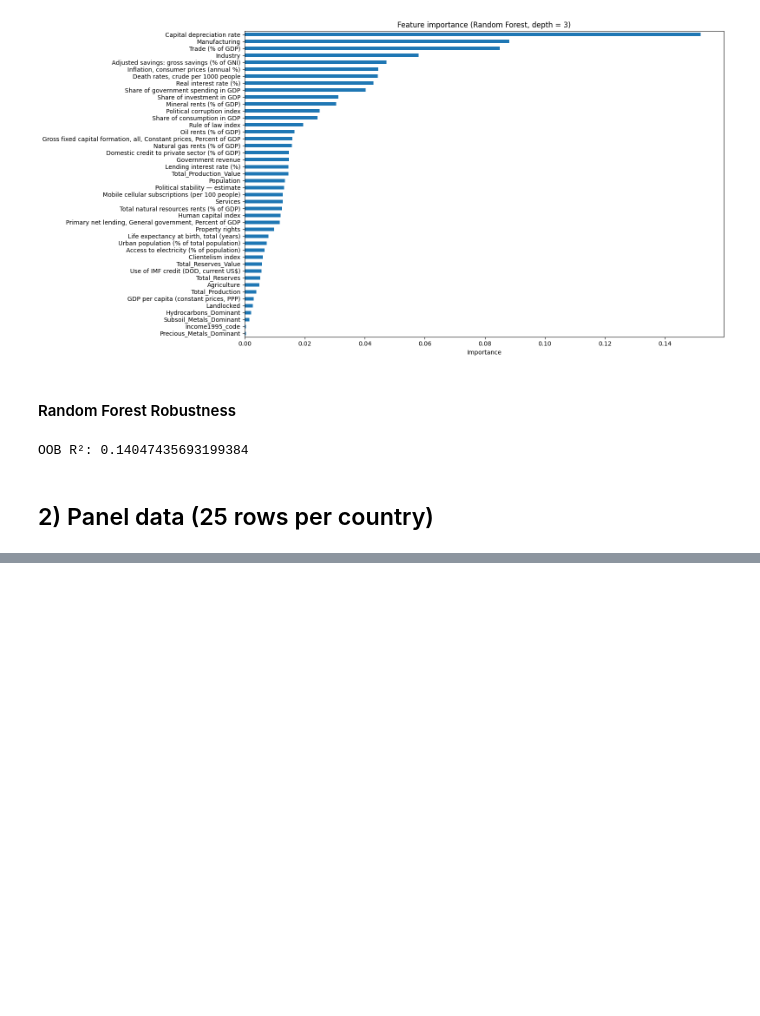
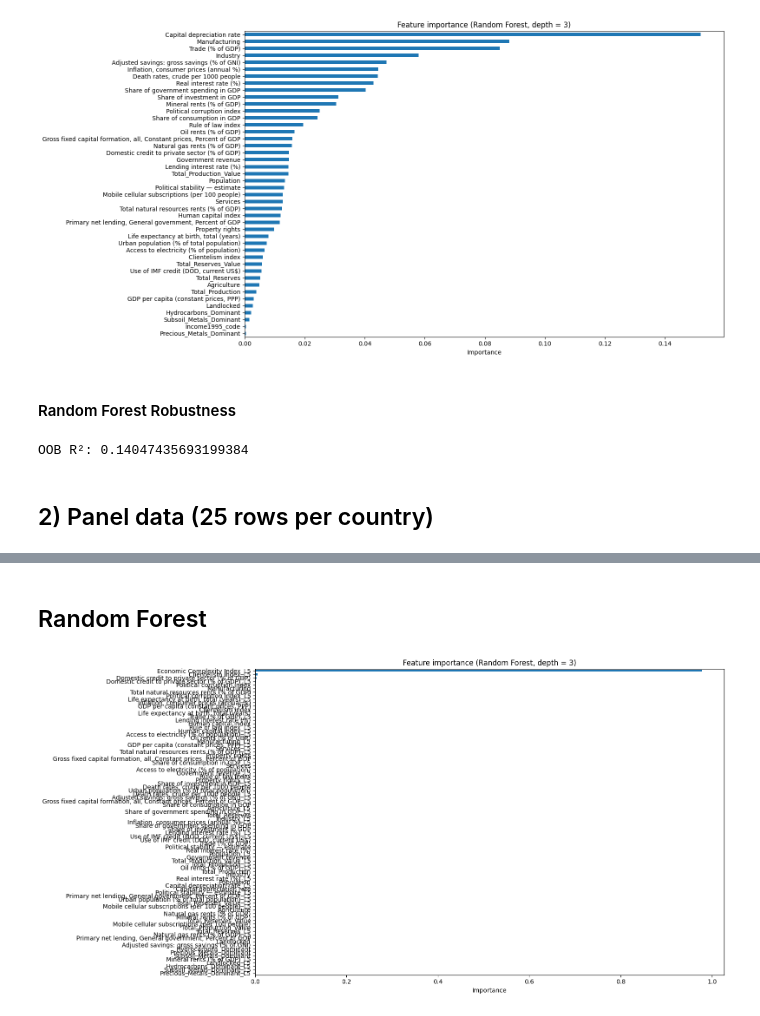
Before and after one commit to AyaanTigdikar/Capstone, a Jupyter notebook: code/4_LASSO_RF.ipynb, the cells around one changed output, grey strips where cells are left out. Drawn from its saved outputs; the diff is of its cells as text; code cells hidden in the pictures; blank space fills up the shorter version.

```diff
--- a/code/4_LASSO_RF.ipynb
+++ b/code/4_LASSO_RF.ipynb
@@ -523,0 +644,38 @@ OOB R²: 0.14047435693199384
+# %% [markdown]
+## Random Forest
+# %%
+# ----------------------------
+# 6. Random Forest (3 levels)
+# ----------------------------
+rf = RandomForestRegressor(
+    n_estimators=1000,
+    max_depth=4,          # <-- 3 levels
+    min_samples_leaf=3,
+    random_state=42,
+    n_jobs=-1
+)
+
+rf.fit(X_imputed, y)
+
+# ----------------------------
+# 7. Feature importance
+# ----------------------------
+importance = pd.Series(
+    rf.feature_importances_,
+    index=feature_names
+).sort_values(ascending=False)
+
+#print("Random Forest feature importance:\n", importance)
+
+# ----------------------------
+# 7. Plot importance
+# ----------------------------
+plt.figure(figsize=(16,8))
+importance.plot(kind='barh')
+plt.title("Feature importance (Random Forest, depth = 3)")
+plt.xlabel("Importance")
+plt.gca().invert_yaxis()
+plt.tight_layout()
+plt.show()
+# %% [output]
+[figure, added]
```
Also changed, not shown: parts of 6 cells of this notebook.
